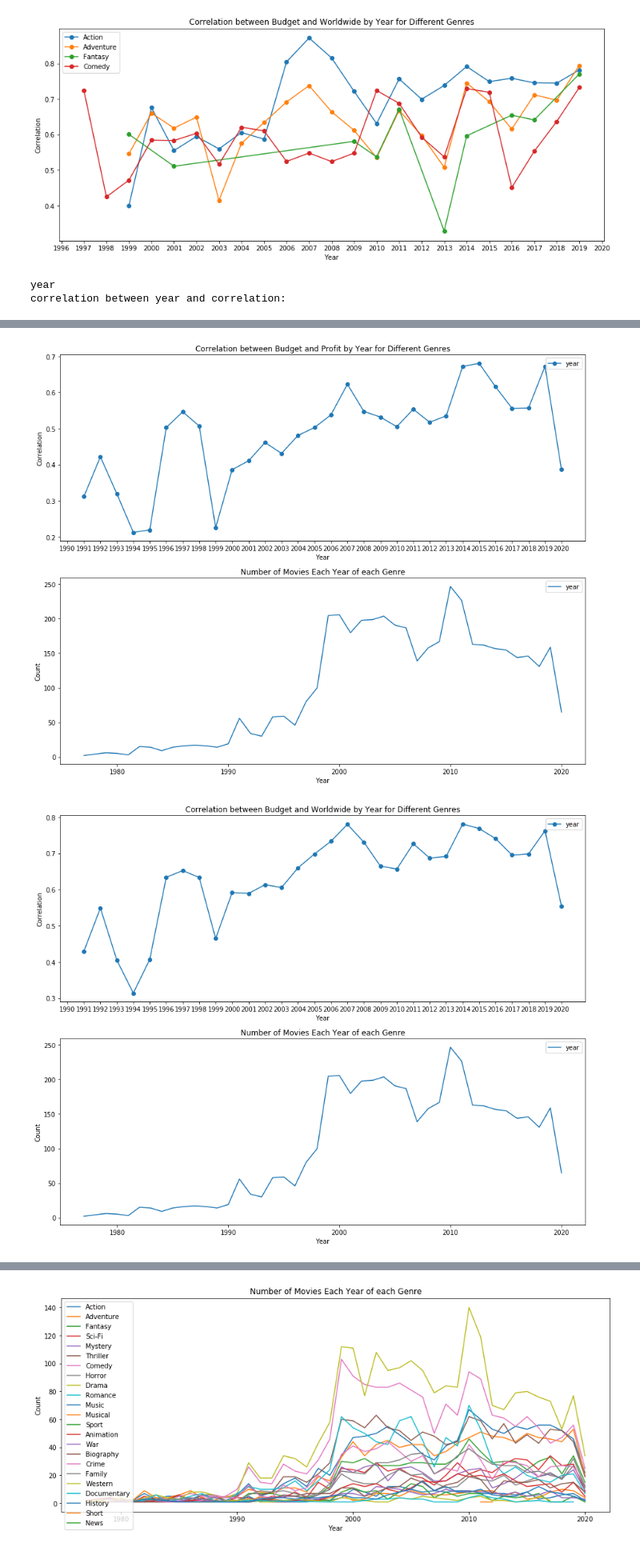
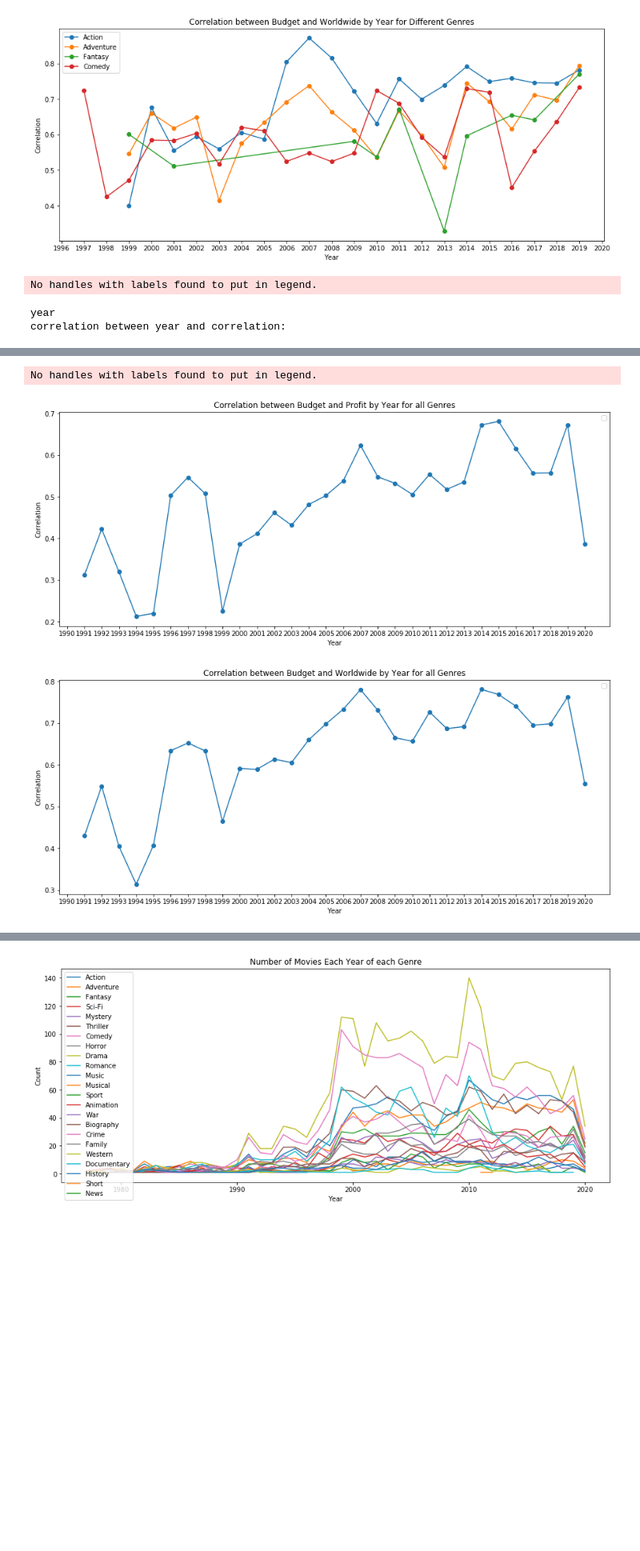
Before and after one commit to Sonora27/movie-data-project, a Jupyter notebook: eda.ipynb, the cells around one changed output, grey strips where cells are left out. Shown: that part at 80% size. Saved outputs shown, nothing was run; the diff lists cells and outputs as text; code cells hidden in the pictures; blank space fills up the shorter version.

Commit message:
selected which graphs to show

```diff
--- a/eda.ipynb
+++ b/eda.ipynb
@@ -184,14 +184,17 @@ def correlater(genres,budget_df,correlatee="profit",minmoviecount=30,corr2=False
             # we're counting so we only use data from years where therere enough movies
             try:
                 current_count = current_df.groupby(["year"]).count()[genre]
+                labelhold=genre
             except KeyError:
+                labelhold = None
+                ax.set_title("Correlation between Budget and {} by Year for all Genres".format(correlatee.capitalize()))
                 current_count = current_df.groupby(["year"]).count()["budget"]
             current_corr = current_corr[current_count>=minmoviecount]
             current_corr2 = pd.DataFrame({'year':current_corr.index, 'budget {} corr'.format(correlatee):current_corr.values})
             currcorr = current_corr2.corr()
             if plotcorr:
                 # using the marker lets us see when years are skipped because of too few movies
-                ax.plot(current_corr.index,current_corr,marker="o",label=genre)
+                ax.plot(current_corr.index,current_corr,marker="o",label=labelhold)
             if corr2:
                 print(genre)
                 #print("correlation groupby:")
@@ -201,7 +204,7 @@ def correlater(genres,budget_df,correlatee="profit",minmoviecount=30,corr2=False
                 print("correlation between year and correlation:")
                 display(currcorr)
             if plotcount == True:
-                ax2.plot(current_count.index,current_count,label=genre)
+                ax2.plot(current_count.index,current_count,label=labelhold)
         #legend after forloop so we can add them all everything
         if plotcorr:
             ax.legend()
@@ -217,16 +220,18 @@ correlater(["Action","Adventure","Fantasy","Comedy"],budget_df,correlatee="world
 # %% [output]
 [figure]
 # %%
-correlater(["year"],budget_df)
-correlater(["year"],budget_df,"worldwide",corr2=True)
+correlater(["year"],budget_df, which=(True,False))
+correlater(["year"],budget_df, "worldwide",corr2=True, which=(True,False))
 # %% [output]
-year
-correlation between year and correlation:
+No handles with labels found to put in legend.
+year
+correlation between year and correlation:
 |  | year | budget worldwide corr |
 | year | 1.000000 | 0.713269 |
 | budget worldwide corr | 0.713269 | 1.000000 |
+No handles with labels found to put in legend.
-[figure, old version]
+[figure, new version]
-[figure, old version]
+[figure, new version]
 # %%
 correlater(["Comedy"],budget_df)
 # %% [output]
```
Also changed, not shown: parts of 1 cell of this notebook, 3 other files.
